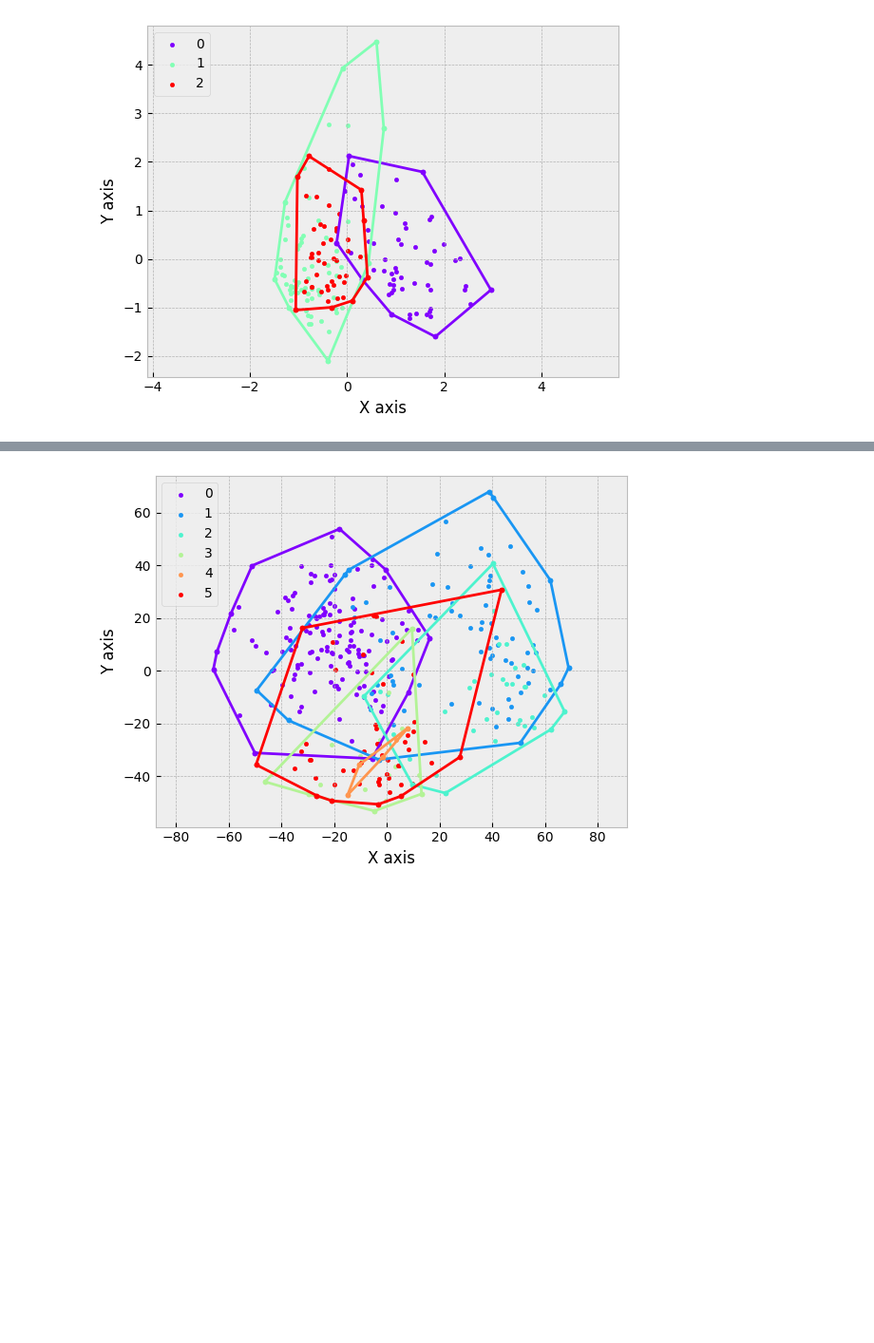
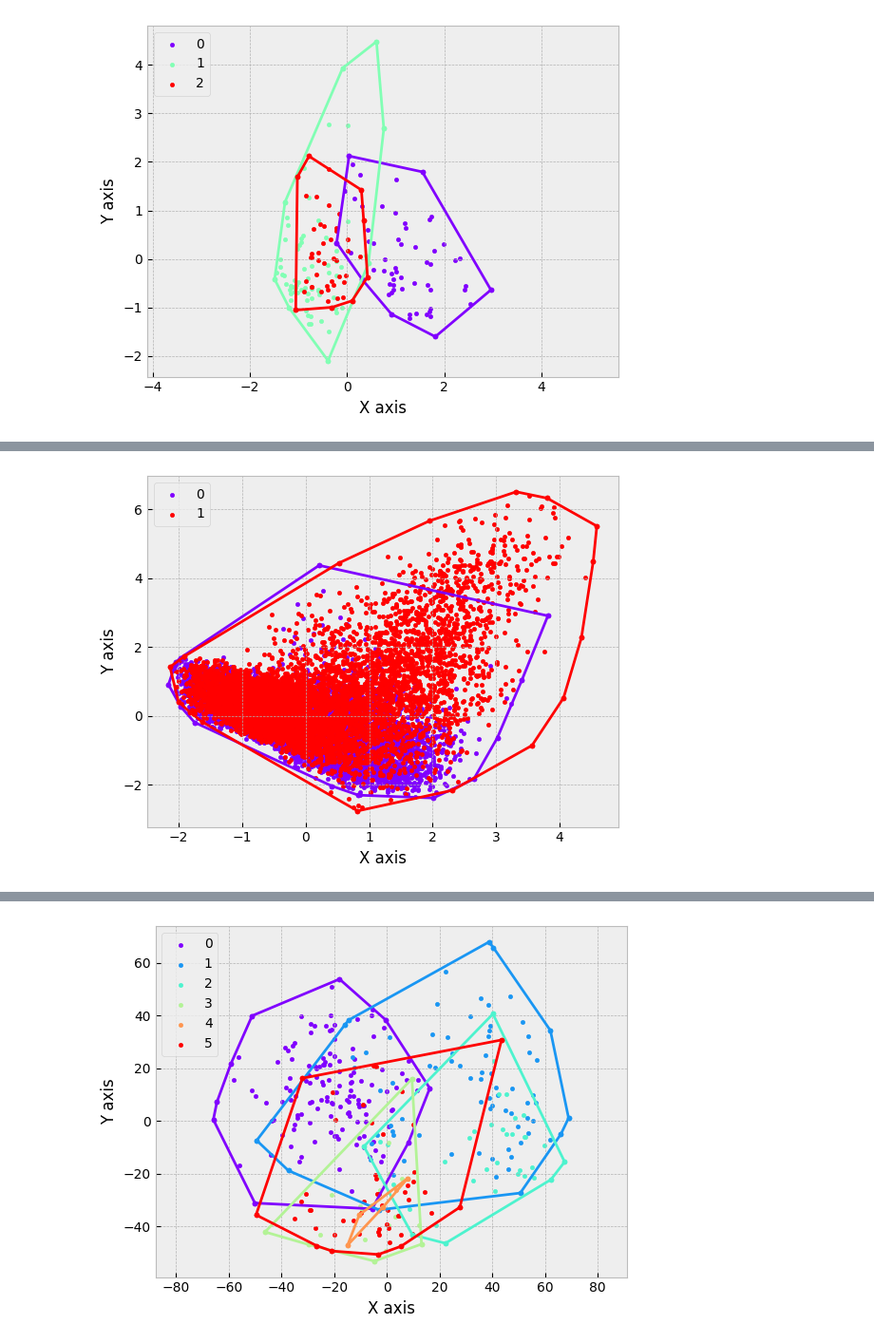
Before and after one commit to probablygab/2d-linear-classifier, a Jupyter notebook: tp1_alg2.ipynb, the cells around one changed output, grey strips where cells are left out. Shown at 95% size. Cells and saved outputs as stored; diff of their text form; code cells hidden in the pictures; blank space fills up the shorter version.

```diff
--- a/tp1_alg2.ipynb
+++ b/tp1_alg2.ipynb
@@ -1081,0 +1369,19 @@ F1-Score: 0.7450980392156863
+# %%
+df = pd.read_csv("datasets/magic.prepared.csv")
+df.dropna(inplace=True)
+
+# Generate numeric target labels
+magicTarget = getNumericTargetFromDataframe(df['Class'])
+
+# Drop target column and non-numeric ones
+df.drop(columns=['Class'], inplace=True)
+
+pca = PCA(n_components=2, whiten=True)
+
+pca.fit(df)
+
+magic2D = pca.transform(df)
+
+plotConvexHullDatabases(magicTarget, magic2D, scaleEqual=False)
+# %% [output]
+[figure, added]
```
Also changed, not shown: parts of 95 cells of this notebook, 4 other files.
